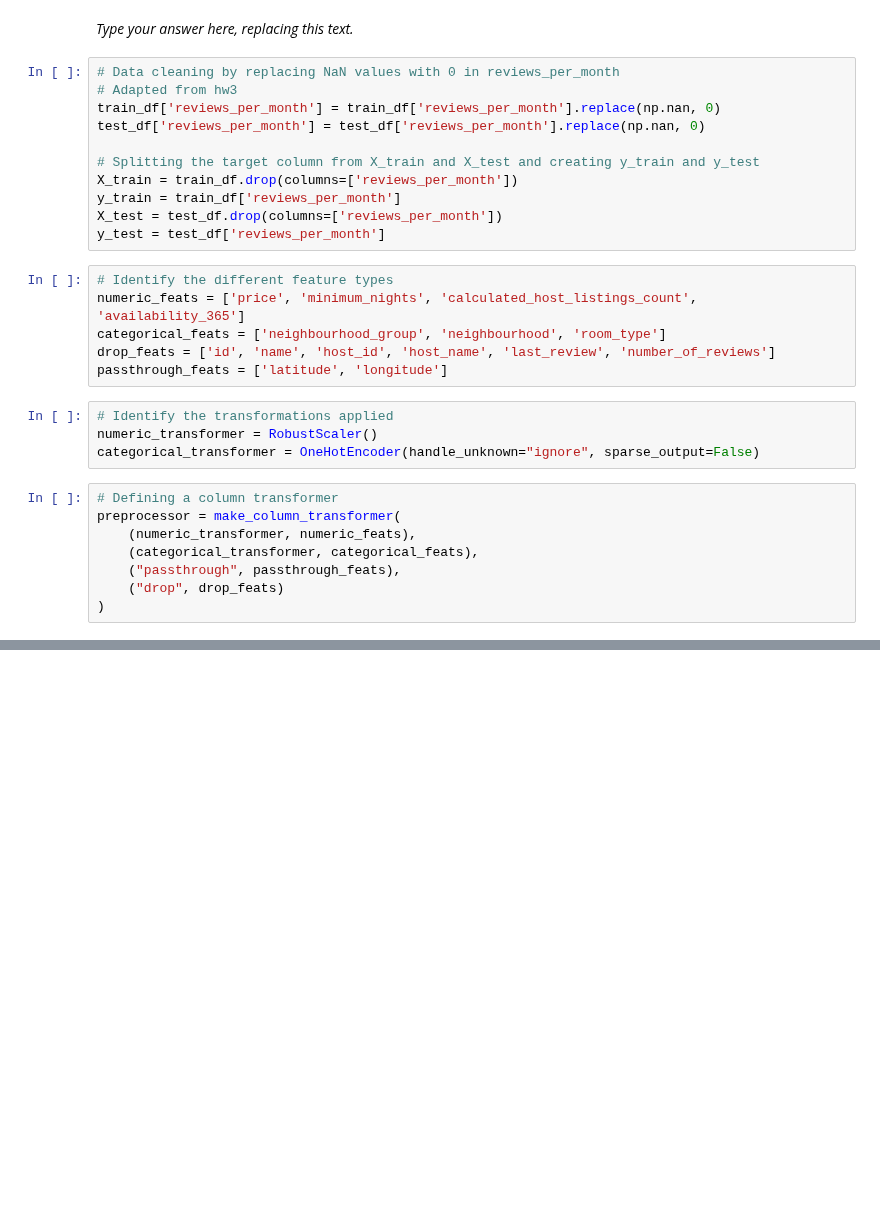
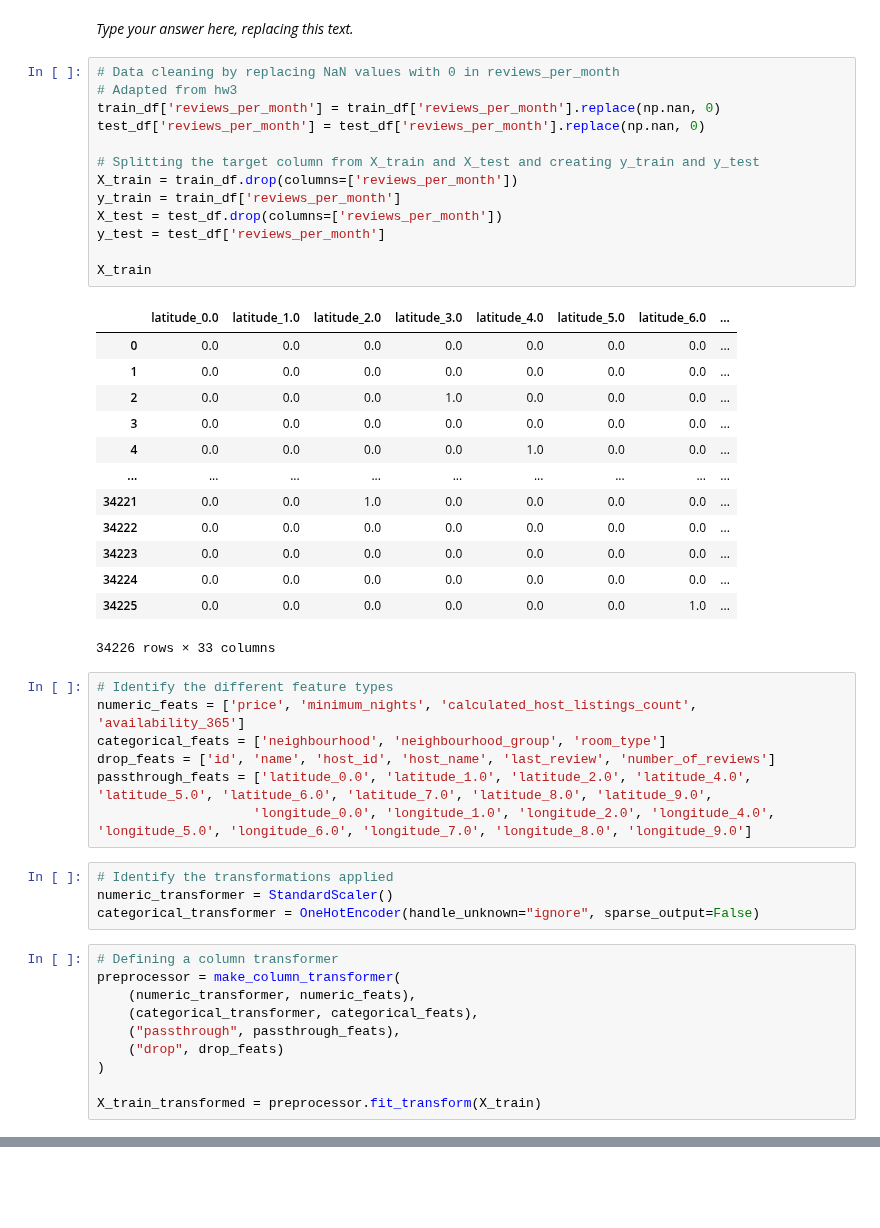
Before and after one commit to angelalmachado/cpsc330hw, a Jupyter notebook: hw5/hw5.ipynb, the cells around one changed output, grey strips where cells are left out. Drawn from its saved outputs; the diff is of its cells as text; blank space fills up the shorter version.

```diff
--- a/hw5/hw5.ipynb
+++ b/hw5/hw5.ipynb
@@ -336,23 +369,40 @@ _Type your answer here, replacing this text._
 # %%
 # Data cleaning by replacing NaN values with 0 in reviews_per_month
 # Adapted from hw3
 train_df['reviews_per_month'] = train_df['reviews_per_month'].replace(np.nan, 0)
 test_df['reviews_per_month'] = test_df['reviews_per_month'].replace(np.nan, 0)
 
 # Splitting the target column from X_train and X_test and creating y_train and y_test
 X_train = train_df.drop(columns=['reviews_per_month'])
 y_train = train_df['reviews_per_month']
 X_test = test_df.drop(columns=['reviews_per_month'])
 y_test = test_df['reviews_per_month']
+
+X_train
+# %% [output]
+|  | latitude_0.0 | latitude_1.0 | latitude_2.0 | latitude_3.0 | latitude_4.0 | latitude_5.0 | latitude_6.0 | ... |
+| 0 | 0.0 | 0.0 | 0.0 | 0.0 | 0.0 | 0.0 | 0.0 | ... |
+| 1 | 0.0 | 0.0 | 0.0 | 0.0 | 0.0 | 0.0 | 0.0 | ... |
+| 2 | 0.0 | 0.0 | 0.0 | 1.0 | 0.0 | 0.0 | 0.0 | ... |
+| 3 | 0.0 | 0.0 | 0.0 | 0.0 | 0.0 | 0.0 | 0.0 | ... |
+| 4 | 0.0 | 0.0 | 0.0 | 0.0 | 1.0 | 0.0 | 0.0 | ... |
+| ... | ... | ... | ... | ... | ... | ... | ... | ... |
+| 34221 | 0.0 | 0.0 | 1.0 | 0.0 | 0.0 | 0.0 | 0.0 | ... |
+| 34222 | 0.0 | 0.0 | 0.0 | 0.0 | 0.0 | 0.0 | 0.0 | ... |
+| 34223 | 0.0 | 0.0 | 0.0 | 0.0 | 0.0 | 0.0 | 0.0 | ... |
+| 34224 | 0.0 | 0.0 | 0.0 | 0.0 | 0.0 | 0.0 | 0.0 | ... |
+| 34225 | 0.0 | 0.0 | 0.0 | 0.0 | 0.0 | 0.0 | 1.0 | ... |
+34226 rows × 33 columns
 # %%
 # Identify the different feature types
 numeric_feats = ['price', 'minimum_nights', 'calculated_host_listings_count', 'availability_365']
-categorical_feats = ['neighbourhood_group', 'neighbourhood', 'room_type']
+categorical_feats = ['neighbourhood', 'neighbourhood_group', 'room_type']
 drop_feats = ['id', 'name', 'host_id', 'host_name', 'last_review', 'number_of_reviews']
-passthrough_feats = ['latitude', 'longitude']
+passthrough_feats = ['latitude_0.0', 'latitude_1.0', 'latitude_2.0', 'latitude_4.0', 'latitude_5.0', 'latitude_6.0', 'latitude_7.0', 'latitude_8.0', 'latitude_9.0',
+                    'longitude_0.0', 'longitude_1.0', 'longitude_2.0', 'longitude_4.0', 'longitude_5.0', 'longitude_6.0', 'longitude_7.0', 'longitude_8.0', 'longitude_9.0']
 # %%
 # Identify the transformations applied
-numeric_transformer = RobustScaler()
+numeric_transformer = StandardScaler()
 categorical_transformer = OneHotEncoder(handle_unknown="ignore", sparse_output=False)
 # %%
 # Defining a column transformer
@@ -362,5 +412,7 @@ preprocessor = make_column_transformer(
     ("passthrough", passthrough_feats),
     ("drop", drop_feats)
 )
+
+X_train_transformed = preprocessor.fit_transform(X_train)
 # %%
 # Adapted from Lecture 6
```
Also changed, not shown: parts of 9 cells of this notebook, 1 other file.
